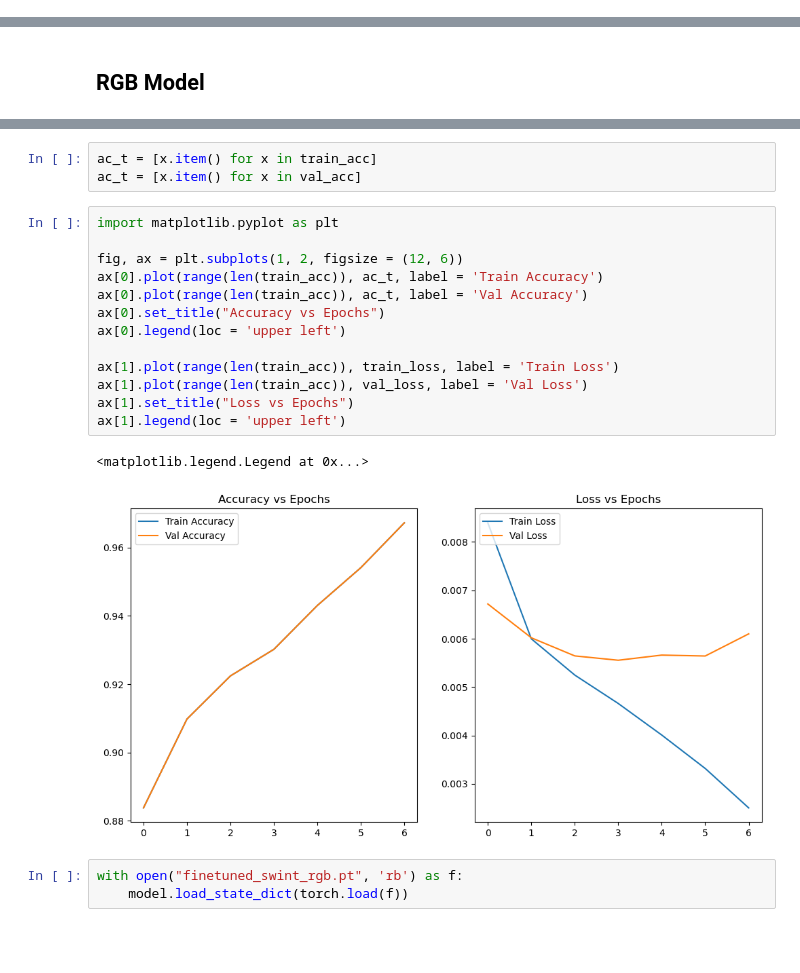
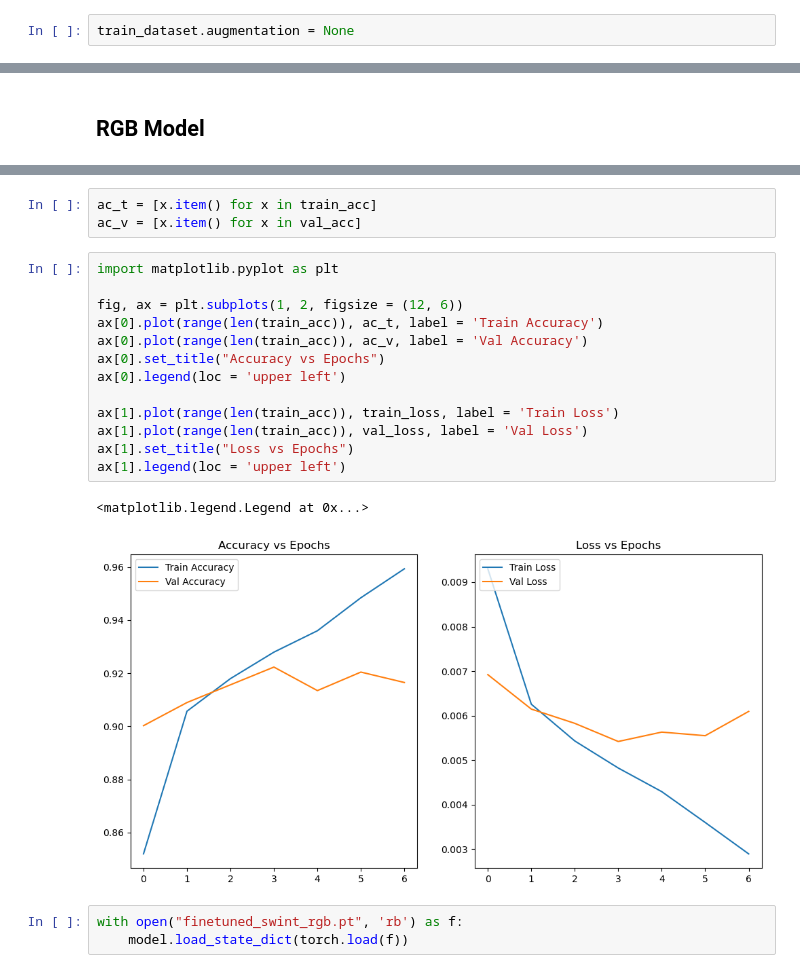
Before and after one commit to madhava20217/Ocular-Disease-Multiclass-Identification-ODIR19-, a Jupyter notebook: NewModel/swint_RGB_Hist_ensembled.ipynb, the cells around one changed output, grey strips where cells are left out. Drawn from its saved outputs; the diff is of its cells as text; blank space fills up the shorter version.

```diff
--- a/NewModel/swint_RGB_Hist_ensembled.ipynb
+++ b/NewModel/swint_RGB_Hist_ensembled.ipynb
@@ -190,6 +190,8 @@ class ODIRDataset(Dataset) :
 # %%
 with open("datasets.trch", 'rb') as f:
     train_dataset, val_dataset, test_dataset = torch.load(f)
+# %%
+train_dataset.augmentation = None
 # %%
 train_dataloader = DataLoader(train_dataset, batch_size= BATCH_SIZE, shuffle = True)
 val_dataloader = DataLoader(val_dataset, batch_size = BATCH_SIZE)
@@ -371,23 +374,23 @@ Early stopping
 ------------------------------------------------------------
 # %%
 ac_t = [x.item() for x in train_acc]
-ac_t = [x.item() for x in val_acc]
+ac_v = [x.item() for x in val_acc]
 # %%
 import matplotlib.pyplot as plt
 
 fig, ax = plt.subplots(1, 2, figsize = (12, 6))
 ax[0].plot(range(len(train_acc)), ac_t, label = 'Train Accuracy')
-ax[0].plot(range(len(train_acc)), ac_t, label = 'Val Accuracy')
+ax[0].plot(range(len(train_acc)), ac_v, label = 'Val Accuracy')
 ax[0].set_title("Accuracy vs Epochs")
 ax[0].legend(loc = 'upper left')
 
 ax[1].plot(range(len(train_acc)), train_loss, label = 'Train Loss')
 ax[1].plot(range(len(train_acc)), val_loss, label = 'Val Loss')
 ax[1].set_title("Loss vs Epochs")
 ax[1].legend(loc = 'upper left')
 # %% [output]
 <matplotlib.legend.Legend at 0x...>
-[figure, old version]
+[figure, new version]
 # %%
 with open("finetuned_swint_rgb.pt", 'rb') as f:
     model.load_state_dict(torch.load(f))
```
Also changed, not shown: parts of 3 cells of this notebook, 3 other files.
